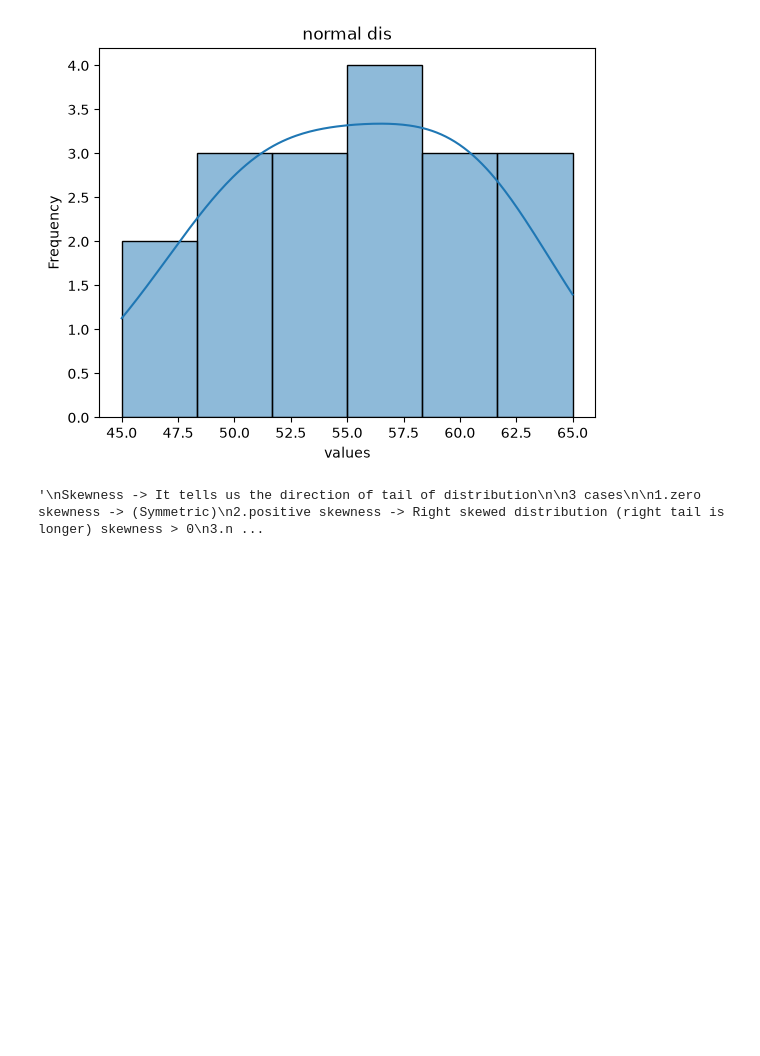
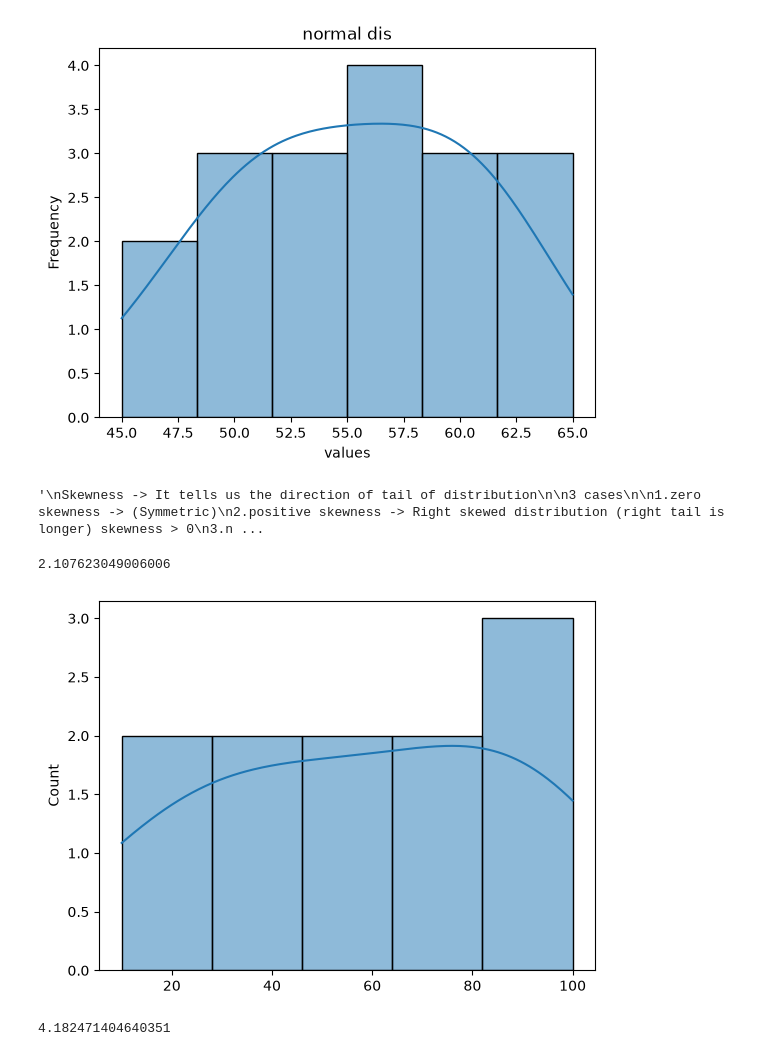
Before and after one commit to AmitKumarPrasad1846/Complete_AI_ML_challenge, a Jupyter notebook: 06_statistics/statistics_day_4.ipynb, the cells around one changed output. Saved outputs shown, nothing was run; the diff lists cells and outputs as text; code cells hidden in the pictures; blank space fills up the shorter version.

```diff
--- a/06_statistics/statistics_day_4.ipynb
+++ b/06_statistics/statistics_day_4.ipynb
@@ -43,3 +43,33 @@ result=0 -> aproximately symmetric
 '''
 # %% [output]
 '\nSkewness -> It tells us the direction of tail of distribution\n\n3 cases\n\n1.zero skewness -> (Symmetric)\n2.positive skewness -> Right skewed distribution (right tail is longer) skewness > 0\n3.n ...
+# %%
+from scipy.stats import skew
+data=[10,12,13,14,15,16,18,50]
+result=skew(data)
+print(result)
+# %% [output]
+2.107623049006006
+# %%
+data=[10,20,30,40,50,60,70,80,90,95,100]
+sns.histplot(data,kde=True)
+plt.show()
+# %% [output]
+[figure, added]
+# %%
+'''
+Kurtosis -> it helps us to understand whether the distribution is more sharply concentated or more flate
+alog with its tail behaviour
+
+high kurtosis -> tail peak + exterme values
+lower kurtosis -> flatter shape
+
+'''
+
+from scipy.stats import kurtosis
+
+data=[10,11,12,12,13,13,13,14,15,30]
+result=kurtosis(data)
+print(result)
+# %% [output]
+4.182471404640351
```
Also changed, not shown: parts of 1 cell of this notebook.
